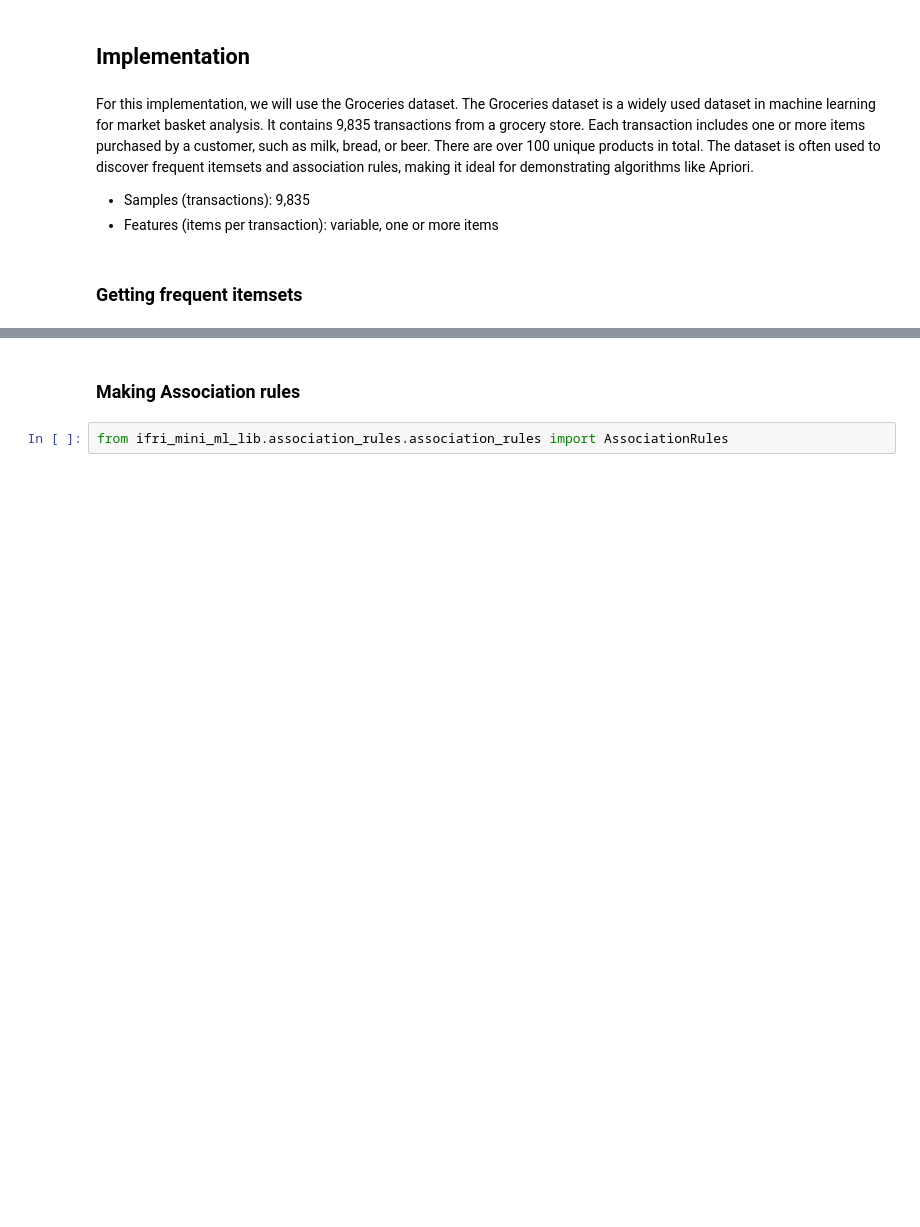
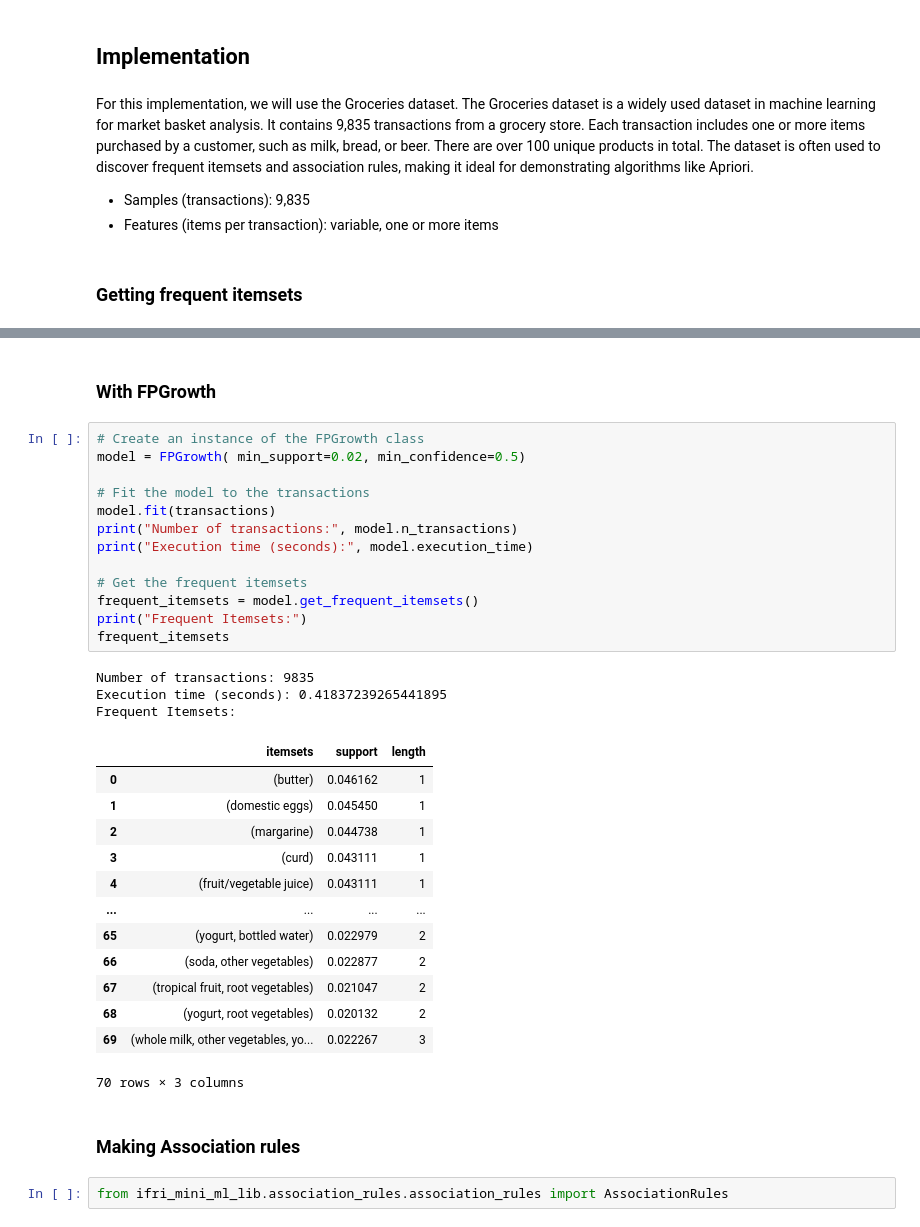
Before and after one commit to IFRI-AI-Classes/ifri_mini_ml_lib, a Jupyter notebook: notebooks/association_rules/Association_rules.ipynb, the cells around one changed output, grey strips where cells are left out. Saved outputs shown, nothing was run; the diff lists cells and outputs as text; blank space fills up the shorter version.

```diff
--- a/notebooks/association_rules/apriori.ipynb
+++ b/notebooks/association_rules/Association_rules.ipynb
@@ -302,3 +421,35 @@ Frequent Itemsets:
+# %% [markdown]
+### With FPGrowth
+# %%
+# Create an instance of the FPGrowth class
+model = FPGrowth( min_support=0.02, min_confidence=0.5)
+
+# Fit the model to the transactions
+model.fit(transactions)
+print("Number of transactions:", model.n_transactions)
+print("Execution time (seconds):", model.execution_time)
+
+# Get the frequent itemsets
+frequent_itemsets = model.get_frequent_itemsets()
+print("Frequent Itemsets:")
+frequent_itemsets
+# %% [output]
+Number of transactions: 9835
+Execution time (seconds): 0.41837239265441895
+Frequent Itemsets:
+|  | itemsets | support | length |
+| 0 | (butter) | 0.046162 | 1 |
+| 1 | (domestic eggs) | 0.045450 | 1 |
+| 2 | (margarine) | 0.044738 | 1 |
+| 3 | (curd) | 0.043111 | 1 |
+| 4 | (fruit/vegetable juice) | 0.043111 | 1 |
+| ... | ... | ... | ... |
+| 65 | (yogurt, bottled water) | 0.022979 | 2 |
+| 66 | (soda, other vegetables) | 0.022877 | 2 |
+| 67 | (tropical fruit, root vegetables) | 0.021047 | 2 |
+| 68 | (yogurt, root vegetables) | 0.020132 | 2 |
+| 69 | (whole milk, other vegetables, yo... | 0.022267 | 3 |
+70 rows × 3 columns
 # %% [markdown]
 ### Making Association rules
 # %%
```
Also changed, not shown: parts of 17 cells of this notebook, 3 other files.
